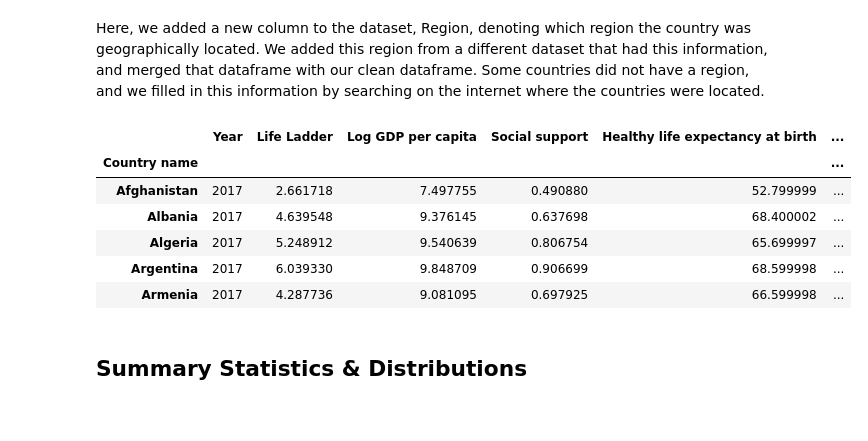
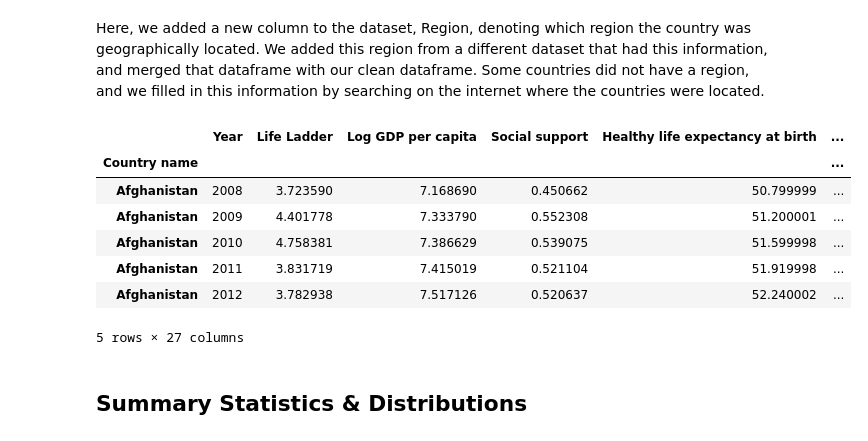
Before and after one commit to uyc201/stats131finalproject, a Jupyter notebook: Stats 131 Final Project Combined Version.ipynb, the cells around one changed output. Cells and saved outputs as stored; diff of their text form; code cells hidden in the pictures.

```diff
--- a/Stats 131 Final Project Combined Version.ipynb
+++ b/Stats 131 Final Project Combined Version.ipynb
@@ -208,25 +208,25 @@ country = country[['Country','Region']]
 # %%
 country_name['Country'] = country_name['Country'].astype(str)
 country['Country'] = country['Country'].astype(str)
 country_name['Country'] = country_name['Country'].str.strip()
 country['Country'] = country['Country'].str.strip()
 
 inner = pd.merge(left=country_name, right=country, left_on="Country", right_on = "Country", how='left')
 inner
 
 happy_final = pd.merge(left=happy, right=inner, left_on='Country name', right_on = 'Country', how='left')
 happy_final = happy_final.set_index('Country name')
-happy_final.drop('Unnamed: 0', axis=1, inplace=True)
 happy_final.head()
 #happy_final.to_csv("/Users/Rebecca/Downloads/happy_2017_final.csv")
 # %% [output]
 |  | Year | Life Ladder | Log GDP per capita | Social support | Healthy life expectancy at birth | ... |
 | Country name |  |  |  |  |  | ... |
-| Afghanistan | 2017 | 2.661718 | 7.497755 | 0.490880 | 52.799999 | ... |
-| Albania | 2017 | 4.639548 | 9.376145 | 0.637698 | 68.400002 | ... |
-| Algeria | 2017 | 5.248912 | 9.540639 | 0.806754 | 65.699997 | ... |
-| Argentina | 2017 | 6.039330 | 9.848709 | 0.906699 | 68.599998 | ... |
-| Armenia | 2017 | 4.287736 | 9.081095 | 0.697925 | 66.599998 | ... |
+| Afghanistan | 2008 | 3.723590 | 7.168690 | 0.450662 | 50.799999 | ... |
+| Afghanistan | 2009 | 4.401778 | 7.333790 | 0.552308 | 51.200001 | ... |
+| Afghanistan | 2010 | 4.758381 | 7.386629 | 0.539075 | 51.599998 | ... |
+| Afghanistan | 2011 | 3.831719 | 7.415019 | 0.521104 | 51.919998 | ... |
+| Afghanistan | 2012 | 3.782938 | 7.517126 | 0.520637 | 52.240002 | ... |
+5 rows × 27 columns
 # %%
 happy_2017_final = pd.read_csv('https://raw.githubusercontent.com/uyc201/stats131finalproject/master/happy_2017_final.csv', index_col = 0)
 # %% [markdown]
```
Also changed, not shown: parts of 72 cells of this notebook.
